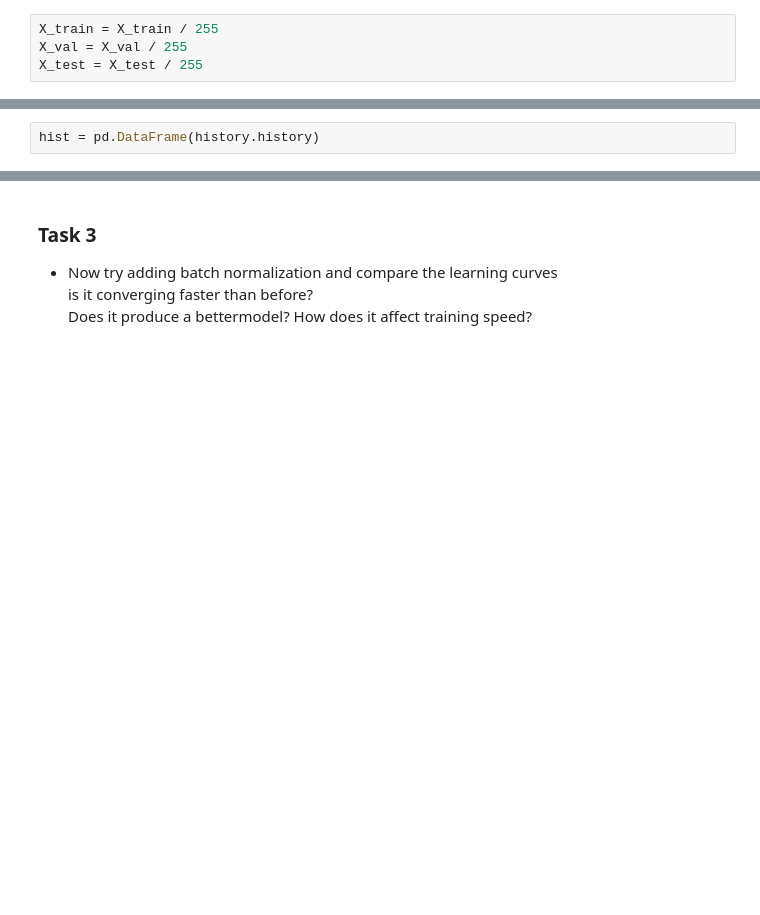
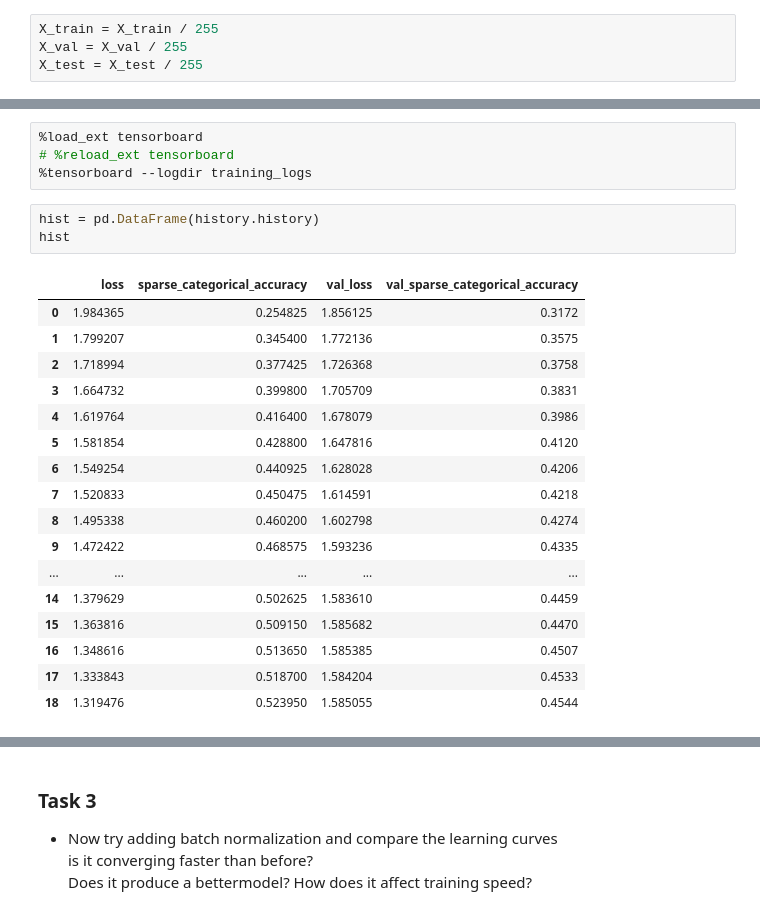
Before and after one commit to utility001/cifar-10, a Jupyter notebook: cifar10.ipynb, the cells around one changed output, grey strips where cells are left out. Drawn from its saved outputs; the diff is of its cells as text; blank space fills up the shorter version.

Commit message:
training models

```diff
--- a/cifar10.ipynb
+++ b/cifar10.ipynb
@@ -293,5 +279,28 @@ KeyboardInterrupt:
+# %%
+%load_ext tensorboard
+# %reload_ext tensorboard
+%tensorboard --logdir training_logs
 # %%
 hist = pd.DataFrame(history.history)
+hist
+# %% [output]
+|  | loss | sparse_categorical_accuracy | val_loss | val_sparse_categorical_accuracy |
+| 0 | 1.984365 | 0.254825 | 1.856125 | 0.3172 |
+| 1 | 1.799207 | 0.345400 | 1.772136 | 0.3575 |
+| 2 | 1.718994 | 0.377425 | 1.726368 | 0.3758 |
+| 3 | 1.664732 | 0.399800 | 1.705709 | 0.3831 |
+| 4 | 1.619764 | 0.416400 | 1.678079 | 0.3986 |
+| 5 | 1.581854 | 0.428800 | 1.647816 | 0.4120 |
+| 6 | 1.549254 | 0.440925 | 1.628028 | 0.4206 |
+| 7 | 1.520833 | 0.450475 | 1.614591 | 0.4218 |
+| 8 | 1.495338 | 0.460200 | 1.602798 | 0.4274 |
+| 9 | 1.472422 | 0.468575 | 1.593236 | 0.4335 |
+| ... | ... | ... | ... | ... |
+| 14 | 1.379629 | 0.502625 | 1.583610 | 0.4459 |
+| 15 | 1.363816 | 0.509150 | 1.585682 | 0.4470 |
+| 16 | 1.348616 | 0.513650 | 1.585385 | 0.4507 |
+| 17 | 1.333843 | 0.518700 | 1.584204 | 0.4533 |
+| 18 | 1.319476 | 0.523950 | 1.585055 | 0.4544 |
 # %%
 pd.DataFrame(hist).plot(
     figsize=(12, 5),
```
Also changed, not shown: parts of 15 cells of this notebook, 4 other files.
